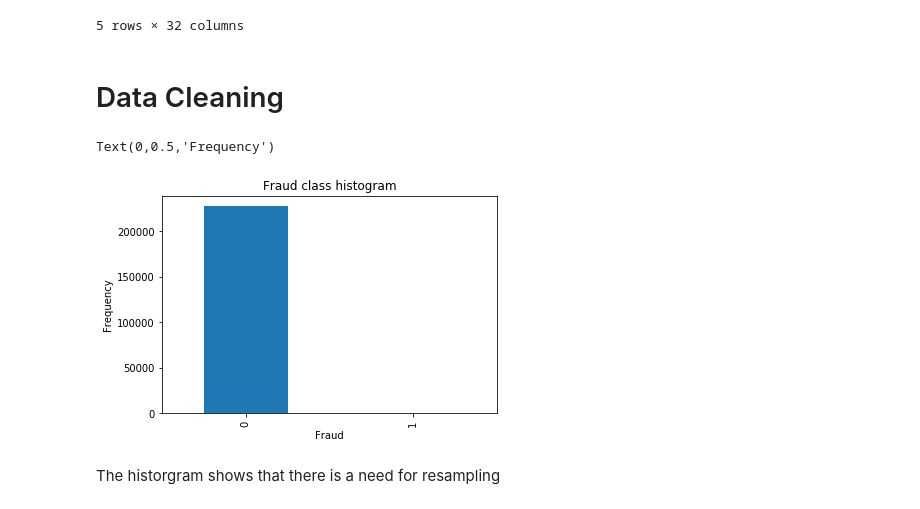
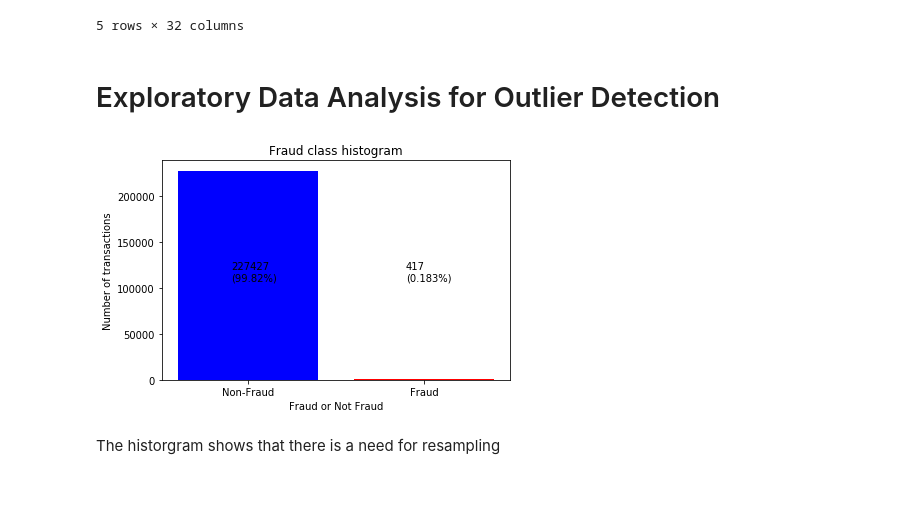
Before and after one commit to shubhamperiwal/fraud_detection, a Jupyter notebook: Final Notebook Muskaan.ipynb, the cells around one changed output. Cells and saved outputs as stored; diff of their text form; code cells hidden in the pictures.

```diff
--- a/Final Notebook Muskaan.ipynb
+++ b/Final Notebook Muskaan.ipynb
@@ -112,17 +112,24 @@ df_raw[df_raw.isnull().any(axis=1)].head()
 | 28 | 23 | 33.00 | 0 | 0.076804 | -1.405919 | 0.775592 | -0.942889 | NaN | ... |
 | 42 | 33 | 14.80 | 0 | 0.235545 | -1.347811 | 0.504648 | -0.798405 | 0.759710 | ... |
 5 rows × 32 columns
-# %% [markdown]
-# Data Cleaning
-# %%
-# Checking the Target Classes
-count_classes = pd.value_counts(df_raw['Fraud'], sort = True).sort_index()
-count_classes.plot(kind = 'bar')
-plt.title("Fraud class histogram")
-plt.xlabel("Fraud")
-plt.ylabel("Frequency")
-# %% [output]
-Text(0,0.5,'Frequency')
-[figure, removed]
+# %% [markdown]
+# Exploratory Data Analysis for Outlier Detection
+# %%
+# Checking the Target Classes
+
+plt.bar(['Non-Fraud','Fraud'], df_raw['Fraud'].value_counts(), color=['b','r'])
+plt.title("Fraud class histogram")
+plt.xlabel('Fraud or Not Fraud')
+plt.ylabel('Number of transactions')
+plt.annotate('{}\n({:.4}%)'.format(df_raw['Fraud'].value_counts()[0],
+                                         df_raw['Fraud'].value_counts()[0]/df_raw['Fraud'].count()*100),
+             (0.20, 0.45), xycoords='axes fraction')
+plt.annotate('{}\n({:.4}%)'.format(df_raw['Fraud'].value_counts()[1],
+                                         df_raw['Fraud'].value_counts()[1]/df_raw['Fraud'].count()*100),
+             (0.70, 0.45), xycoords='axes fraction')
+plt.tight_layout()
+plt.show()
+# %% [output]
+[figure, added]
 # %% [markdown]
 The historgram shows that there is a need for resampling
```
Also changed, not shown: parts of 21 cells of this notebook.
